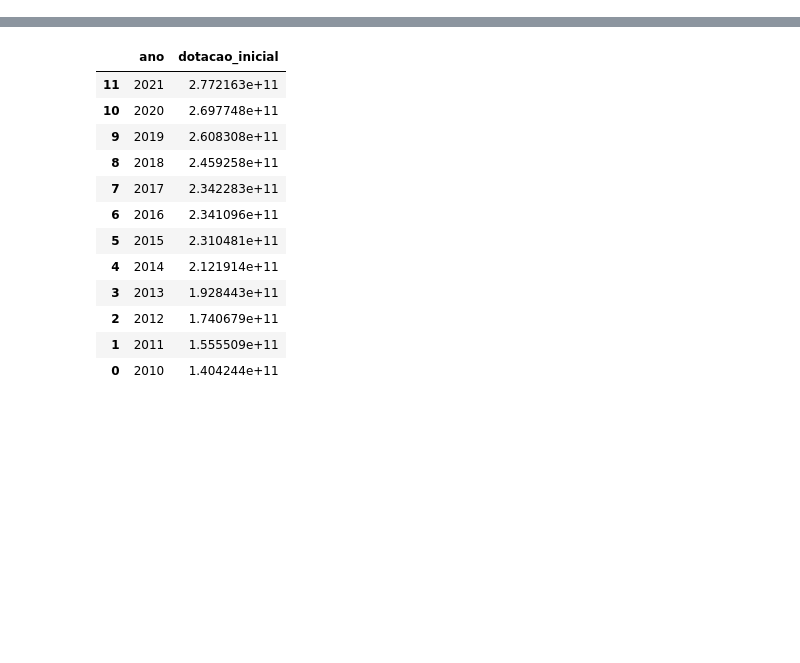
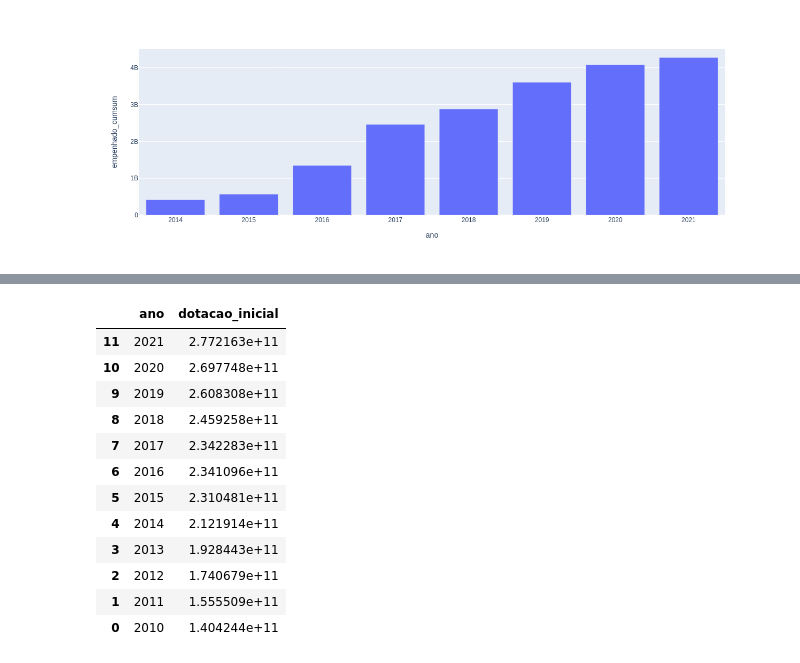
Before and after one commit to d116626/orcamento_sp, a Jupyter notebook: notebooks/sandbox/orcamento_x_previdencia_anual.ipynb, the cells around one changed output, grey strips where cells are left out. Saved outputs shown, nothing was run; the diff lists cells and outputs as text; code cells hidden in the pictures; blank space fills up the shorter version.

```diff
--- a/notebooks/sandbox/orcamento_x_previdencia_anual.ipynb
+++ b/notebooks/sandbox/orcamento_x_previdencia_anual.ipynb
@@ -156,0 +122,19 @@ time: 28.2 ms (started: 2021-04-19 11:23:07 -03:00)
+# %%
+grupo = {
+    '31' : 'PESSOAL E ENCARGOS SOCIAIS',
+    '32' : 'JUROS E ENCARGOS DA DIVIDA',
+    '33' : 'OUTRAS DESPESAS CORRENTES',
+    '44' : 'INVESTIMENTOS',
+    '45' : 'INVERSOES FINANCEIRAS',
+    '46' : 'AMORTIZACAO DE DIVIDA',
+    '99' : 'RESERVA DE CONTINGENCIA'
+}
+
+df_despesa['grupo'] = df_despesa['elemento'].apply(lambda x: x[:2]).replace(grupo)
+
+generic_group(
+    df_despesa,
+    group_cols=['ano','grupo'],
+    numeric_cols=['dotacao_inicial'],
+    sort_cols = ["grupo", "ano"]
+)
@@ -233,0 +293,5 @@ time: 9.09 s (started: 2021-04-19 14:33:37 -03:00)
+# %%
+## '26782160624970000 - NOVA TAMOIOS - CONTORNOS',
+## '26782160625050000 - APOIO A PPP RODOVIA TAMOIOS-SERRA'
+mask = df_despesa['funcional_programatica'].isin(['26782160624970000 - NOVA TAMOIOS - CONTORNOS','26782160625050000 - APOIO A PPP RODOVIA TAMOIOS-SERRA'])
+tamoios = df_despesa[mask]
@@ -233,0 +306,2 @@ time: 9.09 s (started: 2021-04-19 14:33:37 -03:00)
+# %%
+tamoios_ano = tamoios.groupby(by='ano', as_index=False).sum()
@@ -233,0 +310,3 @@ time: 9.09 s (started: 2021-04-19 14:33:37 -03:00)
+# %%
+for col in tamoios_ano.columns:
+    tamoios_ano[f"{col}_cumsum"] = tamoios_ano[col].cumsum()
@@ -233,0 +328,4 @@ time: 9.09 s (started: 2021-04-19 14:33:37 -03:00)
+# %%
+px.bar(tamoios_ano,x='ano', y='empenhado_cumsum')
+# %% [output]
+[figure, added]
```
Also changed, not shown: parts of 45 cells of this notebook, 10 other files.
